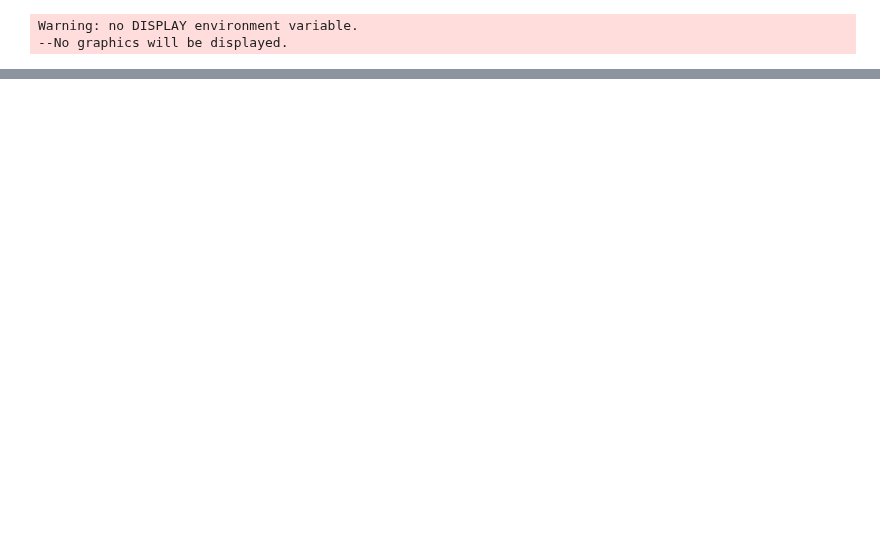
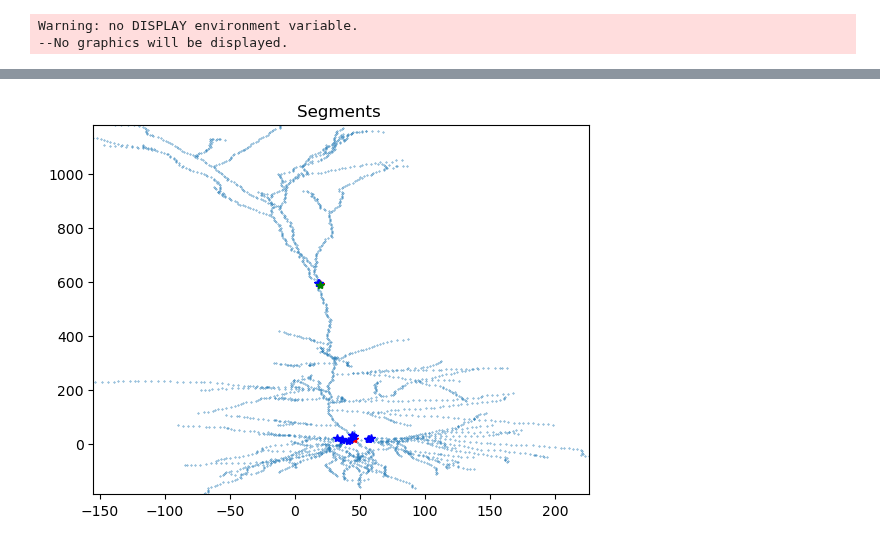
Before and after one commit to davidfague/Neural-Modeling, a Jupyter notebook: notebooks/axial_currents.ipynb, the cells around one changed output, grey strips where cells are left out. Saved outputs shown, nothing was run; the diff lists cells and outputs as text; code cells hidden in the pictures; blank space fills up the shorter version.

```diff
--- a/notebooks/axial_currents.ipynb
+++ b/notebooks/axial_currents.ipynb
@@ -33,0 +63,12 @@ plt.title = "apic ac"
+# %%
+def find_relatives(seg_id, adj_matrix):
+    descendant_seg_ids = np.where(adj_matrix[seg_id, :] == 1)[0]
+    ascendant_seg_ids = np.where(adj_matrix[:, seg_id] == 1)[0]
+    return descendant_seg_ids, ascendant_seg_ids
+
+for seg_interest_type in segments_of_interest.keys():
+    descendent_seg_ids, ascendant_seg_ids = find_relatives(segments_of_interest[seg_interest_type]['seg_index'], adj_matrix)
+    segments_of_interest[seg_interest_type]['descendant_ids'] = descendent_seg_ids
+    segments_of_interest[seg_interest_type]['descendant_names'] = [seg_data.iloc[seg_id].seg for seg_id in segments_of_interest[seg_interest_type]['descendant_ids']]
+    segments_of_interest[seg_interest_type]['ascendant_ids'] = ascendant_seg_ids
+    segments_of_interest[seg_interest_type]['ascendant_names'] = [seg_data.iloc[seg_id].seg for seg_id in segments_of_interest[seg_interest_type]['ascendant_ids']]
@@ -33,0 +98,25 @@ plt.title = "apic ac"
+# %%
+target_color = 'r*'
+descendant_color = 'b*'
+ascendant_color = 'g*'
+
+descendent_seg_ids = []
+ascendent_seg_ids = []
+
+# Target segments
+special_indices = [segments_of_interest[seg_name]['seg_index'] for seg_name in segments_of_interest.keys()]
+special_colors = [target_color] * len(special_indices)
+
+# Descendants
+descendent_seg_ids = np.concatenate([segments_of_interest[seg_name]['descendant_ids'] for seg_name in segments_of_interest.keys()])
+special_indices.extend(descendent_seg_ids)
+special_colors.extend([descendant_color] * len(descendent_seg_ids))
+
+# Ascendants
+ascendent_seg_ids = np.concatenate([segments_of_interest[seg_name]['ascendant_ids'] for seg_name in segments_of_interest.keys()])
+special_indices.extend(ascendent_seg_ids)
+special_colors.extend([ascendant_color] * len(ascendent_seg_ids))
+
+plot_morphology.plot_special_segments(seg_data, special_indices, special_colors, title_suffix="")
+# %% [output]
+[figure, added]
```
Also changed, not shown: parts of 19 cells of this notebook.
